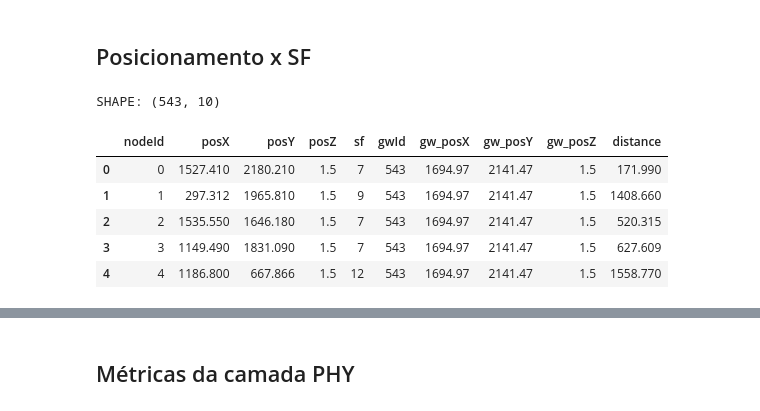
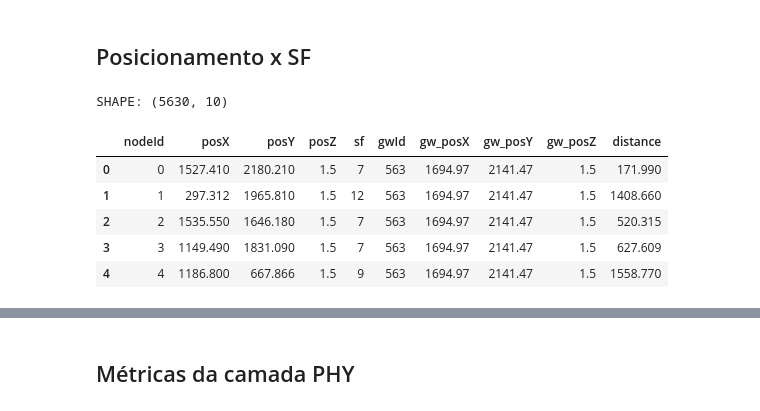
Before and after one commit to wasp-lahis/ns3-bmap, a Jupyter notebook: NS3/lorawan-experiments/smart-campus-applications/analyse_results/unicamp_scenario_analisys.ipynb, the cells around one changed output, grey strips where cells are left out. Cells and saved outputs as stored; diff of their text form; code cells hidden in the pictures.

```diff
--- a/NS3/lorawan-experiments/smart-campus-applications/analyse_results/unicamp_scenario_analisys.ipynb
+++ b/NS3/lorawan-experiments/smart-campus-applications/analyse_results/unicamp_scenario_analisys.ipynb
@@ -42,12 +42,9 @@ current_path = '/home/wasp/Desktop/Mestrado/ns3-bmap/NS3/lorawan-experiments/'
 # SET NUMBER OF SIMULATION REPEAT
 NUM_SIM_REPEAT = 10
 
-# SET NUMBER OF NODES
-NUM_NODES = 252
-
 # SET simulation_folder path and simulation_id
 simulation_folder = current_path + "/smart-campus-applications/simulations"
-simulation_id = "/16/"
+simulation_id = "/02/"
 
 # SET FILES TO BE ANALYSE
 sf_distribution_on_network = "network_position.txt"
@@ -59,21 +56,18 @@ mac_layer_performance_metrics = "net_results.txt"
 # %%
 # ----- DATASET
 file_to_be_analysed = sf_distribution_on_network
 path_to_simulation = simulation_folder + simulation_id + file_to_be_analysed
 
-net_position_df = pd.read_csv(path_to_simulation, header=None)
-net_position_df.columns = ["nodeId", "posX", "posY", "posZ",
+net_pos_df = pd.read_csv(path_to_simulation, header=None)
+net_pos_df.columns = ["nodeId", "posX", "posY", "posZ",
                            "sf", "gwId", "gw_posX", "gw_posY", "gw_posZ", "distance"]
-
-print("\nSHAPE:", net_position_df.shape)
-# net_position_df = net_position_df.iloc[0:222]
-# print("\nSHAPE:", net_position_df.shape)
-net_position_df.head()
+print("\nSHAPE:", net_pos_df.shape)
+net_pos_df.head()
 # %% [output]
-SHAPE: (543, 10)
+SHAPE: (5630, 10)
 |  | nodeId | posX | posY | posZ | sf | gwId | gw_posX | gw_posY | gw_posZ | distance |
-| 0 | 0 | 1527.410 | 2180.210 | 1.5 | 7 | 543 | 1694.97 | 2141.47 | 1.5 | 171.990 |
-| 1 | 1 | 297.312 | 1965.810 | 1.5 | 9 | 543 | 1694.97 | 2141.47 | 1.5 | 1408.660 |
-| 2 | 2 | 1535.550 | 1646.180 | 1.5 | 7 | 543 | 1694.97 | 2141.47 | 1.5 | 520.315 |
-| 3 | 3 | 1149.490 | 1831.090 | 1.5 | 7 | 543 | 1694.97 | 2141.47 | 1.5 | 627.609 |
-| 4 | 4 | 1186.800 | 667.866 | 1.5 | 12 | 543 | 1694.97 | 2141.47 | 1.5 | 1558.770 |
+| 0 | 0 | 1527.410 | 2180.210 | 1.5 | 7 | 563 | 1694.97 | 2141.47 | 1.5 | 171.990 |
+| 1 | 1 | 297.312 | 1965.810 | 1.5 | 12 | 563 | 1694.97 | 2141.47 | 1.5 | 1408.660 |
+| 2 | 2 | 1535.550 | 1646.180 | 1.5 | 7 | 563 | 1694.97 | 2141.47 | 1.5 | 520.315 |
+| 3 | 3 | 1149.490 | 1831.090 | 1.5 | 7 | 563 | 1694.97 | 2141.47 | 1.5 | 627.609 |
+| 4 | 4 | 1186.800 | 667.866 | 1.5 | 9 | 563 | 1694.97 | 2141.47 | 1.5 | 1558.770 |
```
Also changed, not shown: parts of 27 cells of this notebook, 7 other files.
